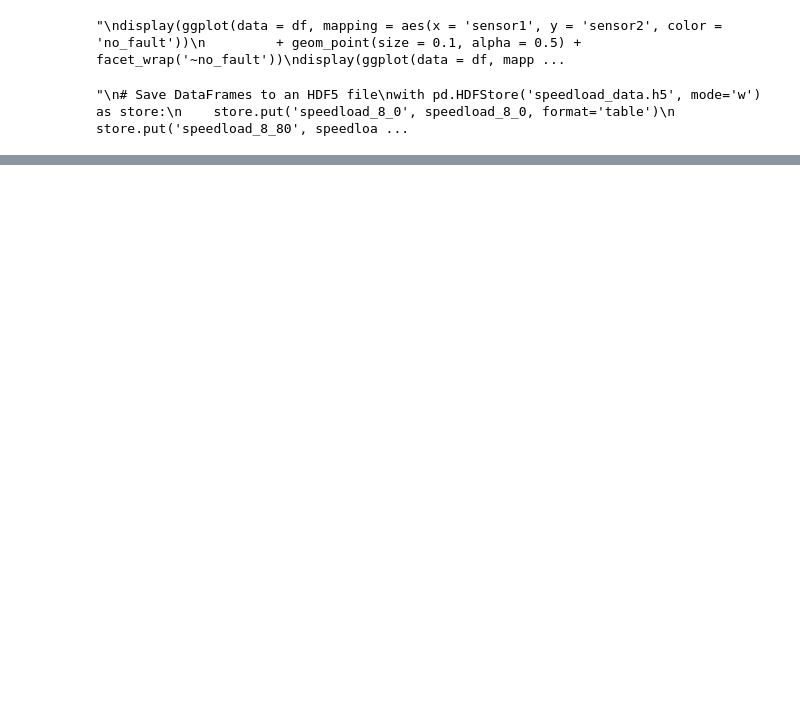
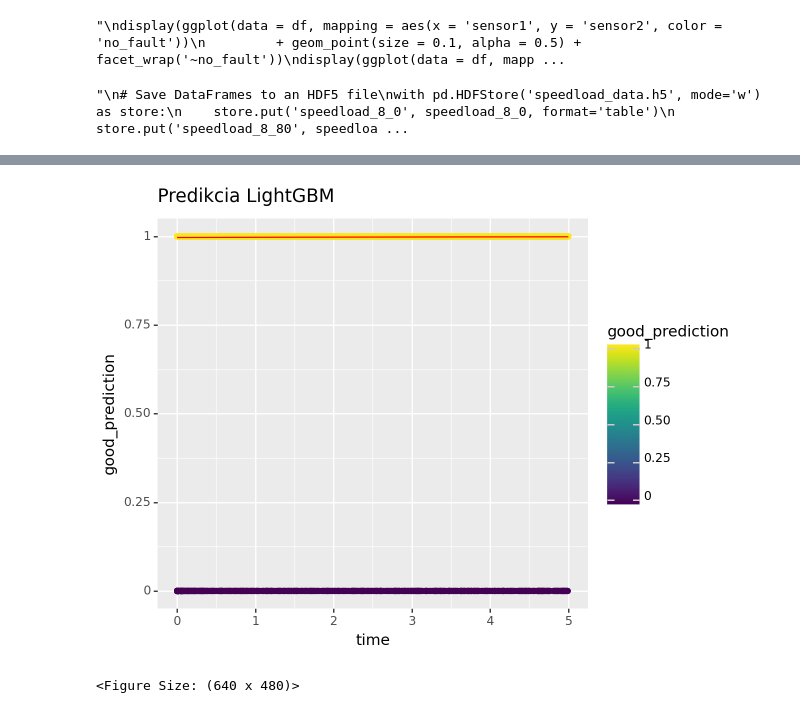
Before and after one commit to robertmunkaci/DataAnalysis, a Jupyter notebook: main.ipynb, the cells around one changed output, grey strips where cells are left out. Cells and saved outputs as stored; diff of their text form; code cells hidden in the pictures; blank space fills up the shorter version.

```diff
--- a/main.ipynb
+++ b/main.ipynb
@@ -764,0 +669,40 @@ plt.show()
+# %%
+dfer = y_val.reset_index(drop=True).to_frame()
+dfer['time'] = X_val_not_scaled.time_normalized.reset_index(drop=True)
+dfer['state'] = val_pred_lgb
+dfer['yval'] = y_val.reset_index(drop=True)
+dfer['range'] = dfer.index
+dfer['good_prediction'] = (dfer.state == dfer.yval).astype(int)
+
+# Assuming 'time' is your feature and 'good_prediction' is the binary outcome
+X = dfer[['time']].values  # Features need to be 2D for scikit-learn
+y = dfer['good_prediction'].values  # Target variable
+
+# Fit the logistic regression model
+model = LogisticRegression()
+model.fit(X, y)
+
+# Generate a range of x-values for predictions
+x_range = np.linspace(dfer['time'].min(), dfer['time'].max(), 300).reshape(-1, 1)
+
+# Predict probabilities for the generated x-values
+y_pred = model.predict_proba(x_range)[:, 1]  # Get probabilities for the positive class
+
+from plotnine import ggplot, aes, geom_point, geom_line, ggtitle
+
+# Original data points
+original_plot = (ggplot(dfer, aes(x='time', y='good_prediction', color='good_prediction')) +
+                 geom_point() +
+                 ggtitle('Predikcia LightGBM'))
+
+# Create a DataFrame for the logistic curve
+logistic_df = pd.DataFrame({'time': x_range.flatten(), 'probability': y_pred})
+
+# Add the logistic curve to the plot
+logistic_plot = (original_plot +
+                 geom_line(data=logistic_df, mapping=aes(x='time', y='probability'), color='red'))
+
+logistic_plot
+# %% [output]
+[figure, added]
+<Figure Size: (640 x 480)>
```
Also changed, not shown: parts of 58 cells of this notebook.
